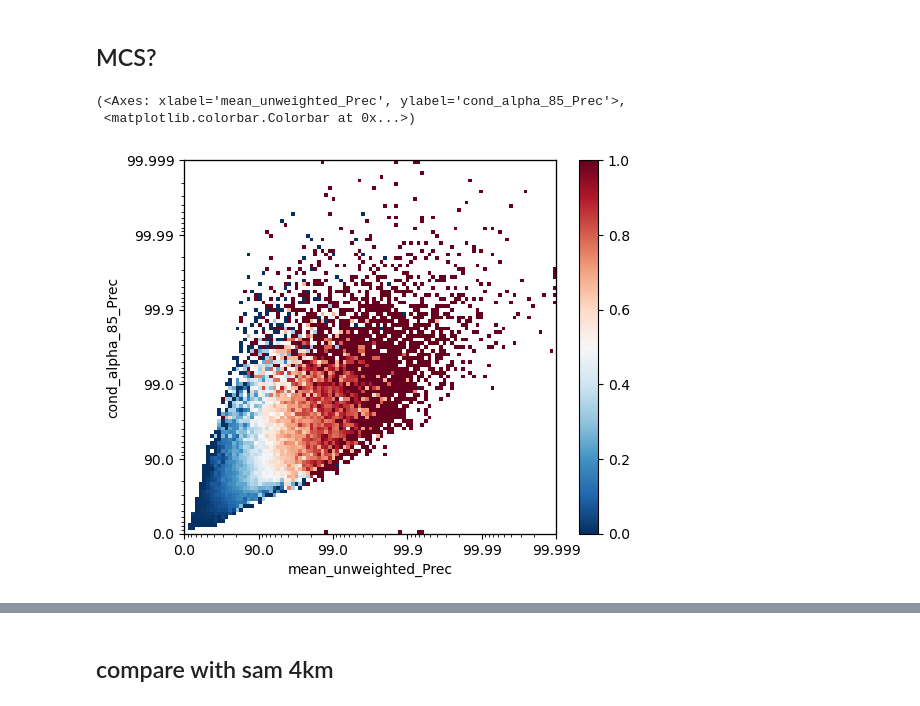
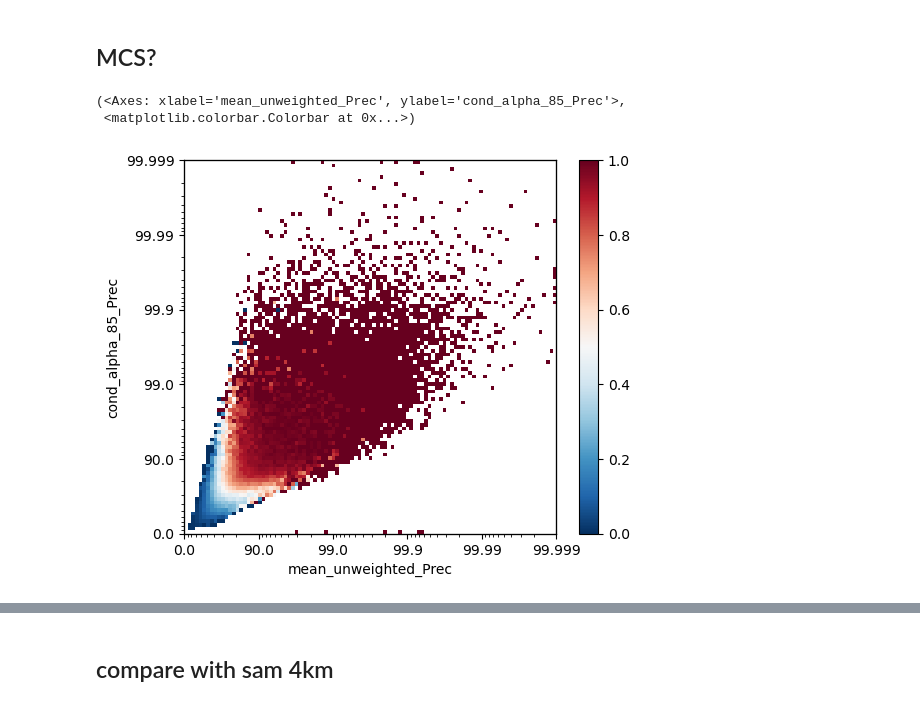
Before and after one commit to 19carenso/tempest, a Jupyter notebook: viz/obs_low_res.ipynb, the cells around one changed output, grey strips where cells are left out. Cells and saved outputs as stored; diff of their text form; code cells hidden in the pictures.

```diff
--- a/viz/obs_low_res.ipynb
+++ b/viz/obs_low_res.ipynb
@@ -16,7 +16,7 @@ from tempest import storm_tracker
 from tempest import joint_distrib
 from tempest import handler
 from tempest.plots.hist import simple_hist
-settings_path = 'settings/obs_summer.yaml'
+settings_path = 'settings/obs_summer_30d.yaml'
 # %%
 ## Load handler and pass settings
 hdlr = handler.Handler(settings_path)
@@ -29,6 +29,6 @@ Data loaded from /scratchx/mcarenso/tempest/OBS_lowRes_Tropics/var_id_days_i_t.j
 Found grid attributes file , so loading /scratchx/mcarenso/tempest/OBS_lowRes_Tropics/grid_attributes.pkl instead of computing
 # %%
 # # ## Load storms
-st = storm_tracker.StormTracker(gr, label_var_id = "MCS_Feng", overwrite_storms = True, overwrite = False)
+st = storm_tracker.StormTracker(gr, label_var_id = "MCS_label", overwrite_storms = False, overwrite = False)
 # %% [output]
 Loading storms...
@@ -63,10 +43,29 @@ land = ~ocean
+# %%
+## Get ocean mask
+lm = gr.get_landmask()
+ocean = lm.Landmask == 0
+ocean = ocean.values[:,:,np.newaxis]
+
+def make_region_mask(min_lat, max_lat, min_lon, max_lon, pre_mask = True):
+    array_shape = (60, 360, 30) # 40 days in this sim
+    # Combine the masks along each dimension
+    mask = np.zeros(array_shape, dtype=bool)
+    mask[min_lat+30:max_lat+30, min_lon:max_lon, :] = True
+    mask = np.logical_and(mask, pre_mask)
+    return mask
+
+warmpool = make_region_mask(0, 25, 125, 185, pre_mask = ocean)
+indian_ocean = make_region_mask(-15, 10, 50, 100, pre_mask = ocean)
+rest_ocean = np.logical_and(~warmpool, ocean)
+ocean = make_region_mask(-30, 30, 0, 360, pre_mask = ocean)
+land = ~ocean
 # %% [markdown]
 ## MCS?
 # %%
 %matplotlib inline
-data, noise, count = jd.get_mcs_bin_fraction(region_mask = ocean, bin_noise_treshold= 1)
+data, noise, count = jd.get_mcs_bin_fraction(region_mask = np.logical_or(ocean, land), bin_noise_treshold= 1)
 jd.plot_data(data, noise, vbds = (0,1))
 # %% [output]
 (<Axes: xlabel='mean_unweighted_Prec', ylabel='cond_alpha_85_Prec'>,
  <matplotlib.colorbar.Colorbar at 0x...>)
-[figure, old version]
+[figure, new version]
```
Also changed, not shown: parts of 9 cells of this notebook, 14 other files.
